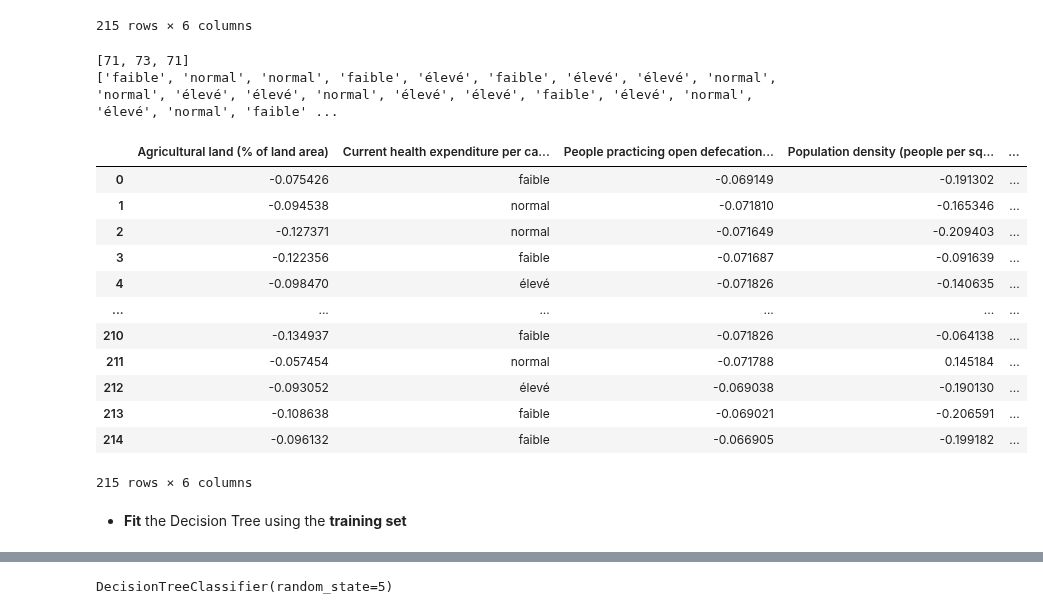
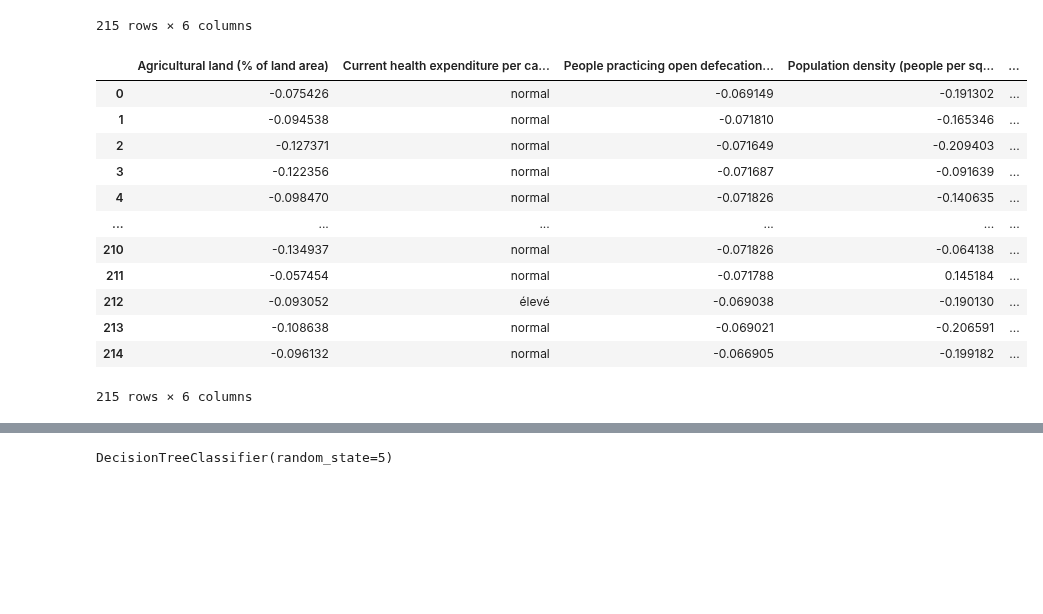
Before and after one commit to f2ire/IA_project, a Jupyter notebook: report-classification.ipynb, the cells around one changed output, grey strips where cells are left out. Cells and saved outputs as stored; diff of their text form; code cells hidden in the pictures; blank space fills up the shorter version.

```diff
--- a/report-classification.ipynb
+++ b/report-classification.ipynb
@@ -36,43 +34,47 @@ std=np.std(df["Current health expenditure per capita (current US$)"]) #pour savo
 # %%
-#permet de classer le taux de C02 en 3 classes : faible, normal, élevé
-C02=[]
+#permet de classer le taux de Health en 3 classes : faible, normal, élevé
+Health=[]
 compteur=[0,0,0]
-for i in df["Current health expenditure per capita (current US$)"]:
-    if i>-0.24:
-        compteur[2]+=1
-        C02.append("élevé")
-    elif i<-0.47:
-        compteur[0]+=1
-        C02.append("faible")
-    else:
-        compteur[1]+=1
-        C02.append("normal")
-print(compteur)
-print(C02)
+def classification(name):
+    mean=np.mean(df[name]) #pour savoir la moyenne de la colonne Current health expenditure per capita (current US$)
+    std=np.std(df[name]) #pour savoir l'écart type de la colonne Current health expenditure per capita (current US$)
+    for i in df[name]:
+        if i>mean+0.5*std:
+            compteur[2]+=1
+            Health.append("élevé")
+        elif i<mean-0.5*std:
+            compteur[0]+=1
+            Health.append("faible")
+        else:
+            compteur[1]+=1
+            Health.append("normal")
 
-y=df["Current health expenditure per capita (current US$)"]
-for i in range(0,len(y)):
-    if y[i]>-0.24:
-        y[i]="élevé"
-    elif y[i]<-0.47:
-        y[i]="faible"
-    else:
-        y[i]="normal"
+
+    y=df[name]
+    for i in range(0,len(y)):
+        if y[i]>mean+0.5*std:
+            y[i]="élevé"
+        elif y[i]<mean-0.5*std:
+            y[i]="faible"
+        else:
+            y[i]="normal"
+    X=df.drop(columns=[name],axis=1)
+    return df,X,Health
+
+df,X,Health=classification("Current health expenditure per capita (current US$)")
 df
 # %% [output]
+|  | Agricultural land (% of land area) | Current health expenditure per ca... | People practicing open defecation... | Population density (people per sq... | ... |
+| 0 | -0.075426 | normal | -0.069149 | -0.191302 | ... |
+| 1 | -0.094538 | normal | -0.071810 | -0.165346 | ... |
+| 2 | -0.127371 | normal | -0.071649 | -0.209403 | ... |
+| 3 | -0.122356 | normal | -0.071687 | -0.091639 | ... |
+| 4 | -0.098470 | normal | -0.071826 | -0.140635 | ... |
+| ... | ... | ... | ... | ... | ... |
+| 210 | -0.134937 | normal | -0.071826 | -0.064138 | ... |
+| 211 | -0.057454 | normal | -0.071788 | 0.145184 | ... |
+| 212 | -0.093052 | élevé | -0.069038 | -0.190130 | ... |
+| 213 | -0.108638 | normal | -0.069021 | -0.206591 | ... |
+| 214 | -0.096132 | normal | -0.066905 | -0.199182 | ... |
-[71, 73, 71]
-['faible', 'normal', 'normal', 'faible', 'élevé', 'faible', 'élevé', 'élevé', 'normal', 'normal', 'élevé', 'élevé', 'normal', 'élevé', 'élevé', 'faible', 'élevé', 'normal', 'élevé', 'normal', 'faible' ...
+215 rows × 6 columns
-|  | Agricultural land (% of land area) | Current health expenditure per ca... | People practicing open defecation... | Population density (people per sq... | ... |
-| 0 | -0.075426 | faible | -0.069149 | -0.191302 | ... |
-| 1 | -0.094538 | normal | -0.071810 | -0.165346 | ... |
-| 2 | -0.127371 | normal | -0.071649 | -0.209403 | ... |
-| 3 | -0.122356 | faible | -0.071687 | -0.091639 | ... |
-| 4 | -0.098470 | élevé | -0.071826 | -0.140635 | ... |
-| ... | ... | ... | ... | ... | ... |
-| 210 | -0.134937 | faible | -0.071826 | -0.064138 | ... |
-| 211 | -0.057454 | normal | -0.071788 | 0.145184 | ... |
-| 212 | -0.093052 | élevé | -0.069038 | -0.190130 | ... |
-| 213 | -0.108638 | faible | -0.069021 | -0.206591 | ... |
-| 214 | -0.096132 | faible | -0.066905 | -0.199182 | ... |
-215 rows × 6 columns
 # %%
@@ -82,4 +84,2 @@ x_train,x_test,y_train,y_test=sklearn.model_selection.train_test_split(df_final,
 # %%
 dt = DecisionTreeClassifier(random_state=5)
-# %% [markdown]
-+ __Fit__ the Decision Tree using the __training set__
```
Also changed, not shown: parts of 34 cells of this notebook.
